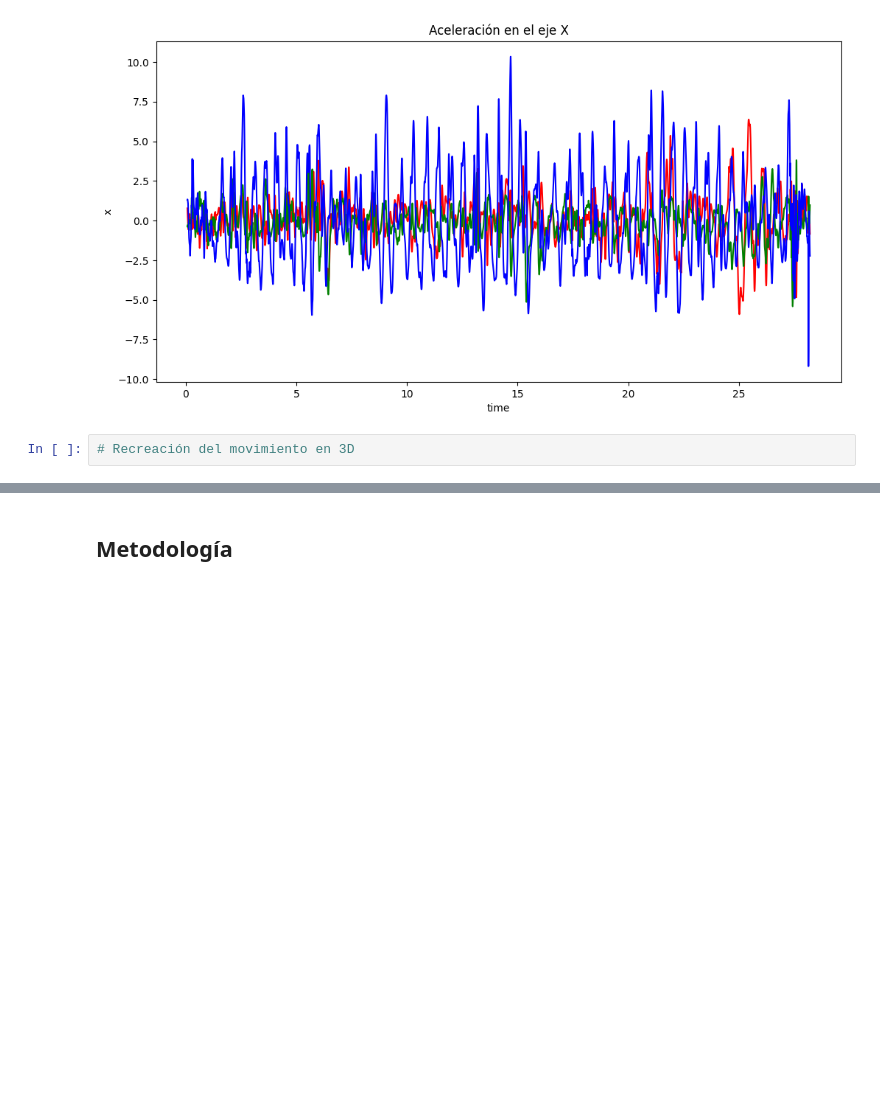
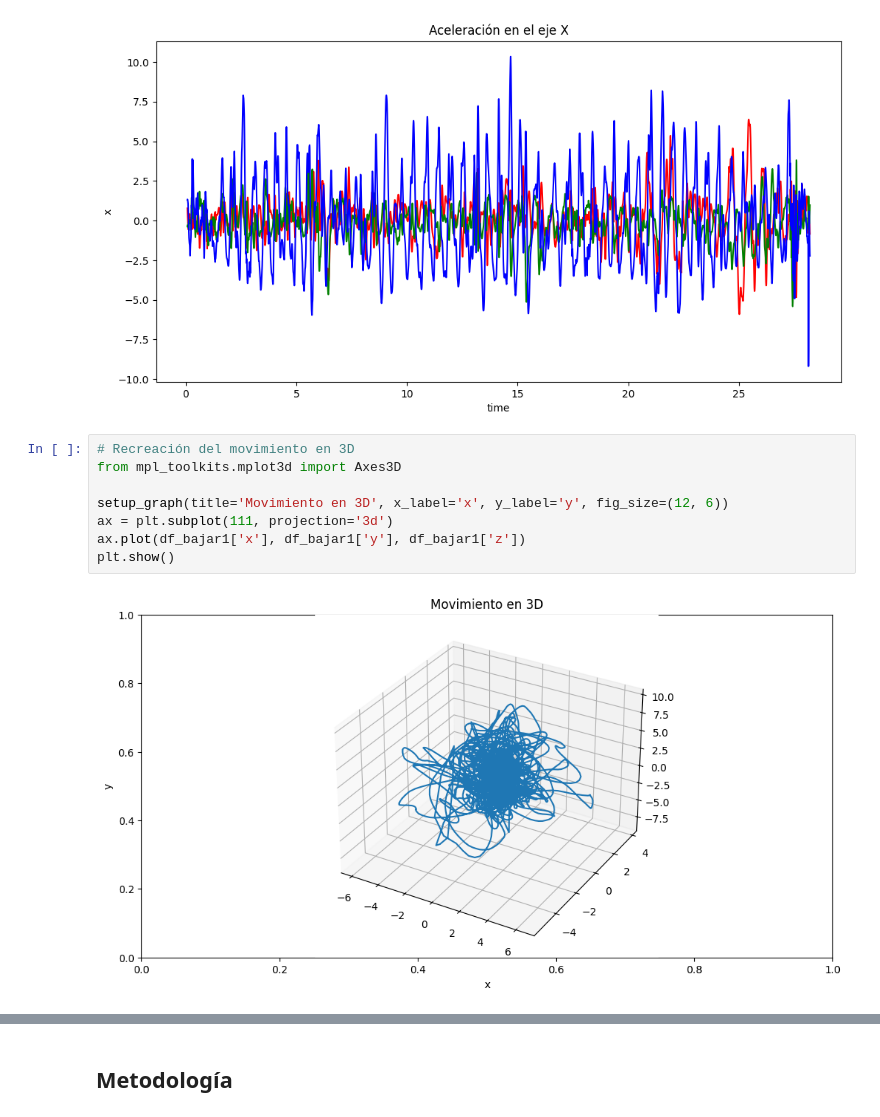
Before and after one commit to unaimleal/industria_acelerometro, a Jupyter notebook: practica1_movimientos.ipynb, the cells around one changed output, grey strips where cells are left out. Saved outputs shown, nothing was run; the diff lists cells and outputs as text; blank space fills up the shorter version.

```diff
--- a/practica1_movimientos.ipynb
+++ b/practica1_movimientos.ipynb
@@ -68,5 +68,13 @@ plt.plot(df_bajar1['time'], df_bajar1['z'], color='b')
 plt.show()
 # %% [output]
 [figure]
-# %%
-# Recreación del movimiento en 3D
+# %%
+# Recreación del movimiento en 3D
+from mpl_toolkits.mplot3d import Axes3D
+
+setup_graph(title='Movimiento en 3D', x_label='x', y_label='y', fig_size=(12, 6))
+ax = plt.subplot(111, projection='3d')
+ax.plot(df_bajar1['x'], df_bajar1['y'], df_bajar1['z'])
+plt.show()
+# %% [output]
+[figure, added]
```
Also changed, not shown: parts of 31 cells of this notebook, 2 other files.
